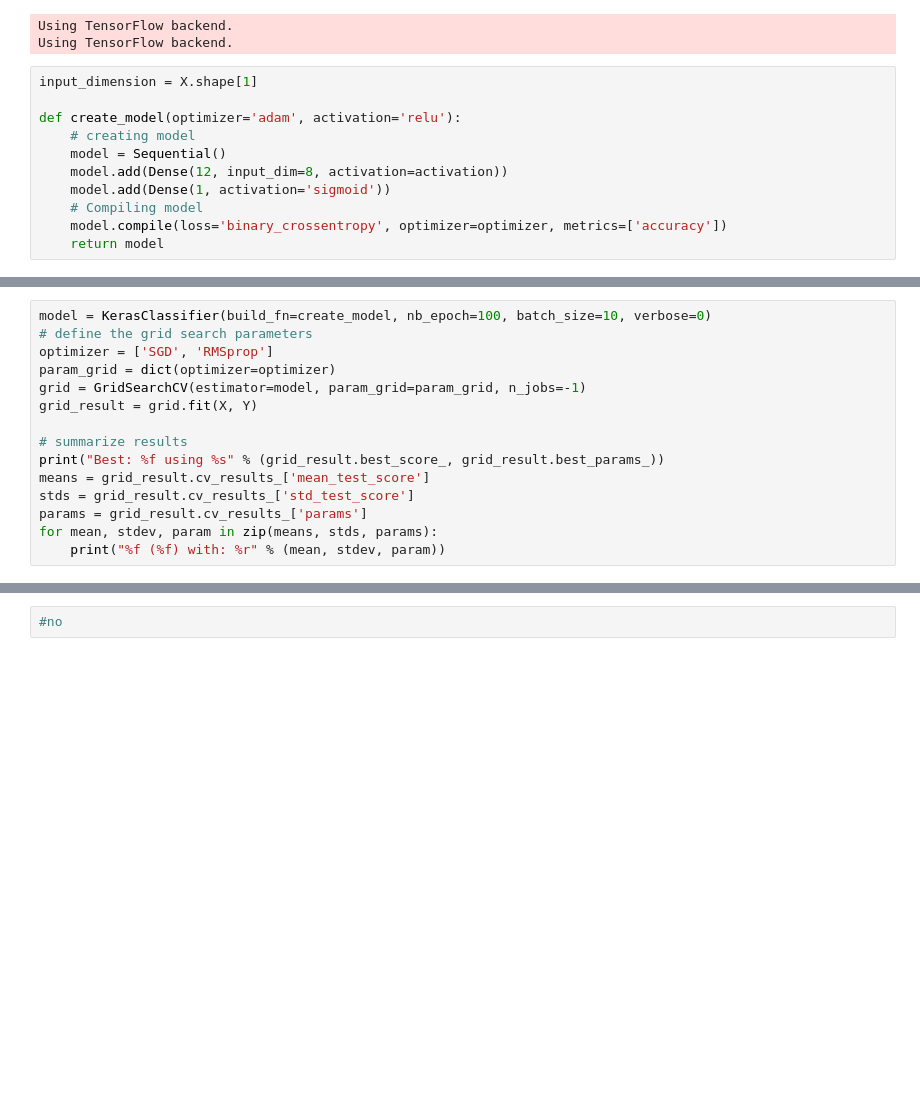
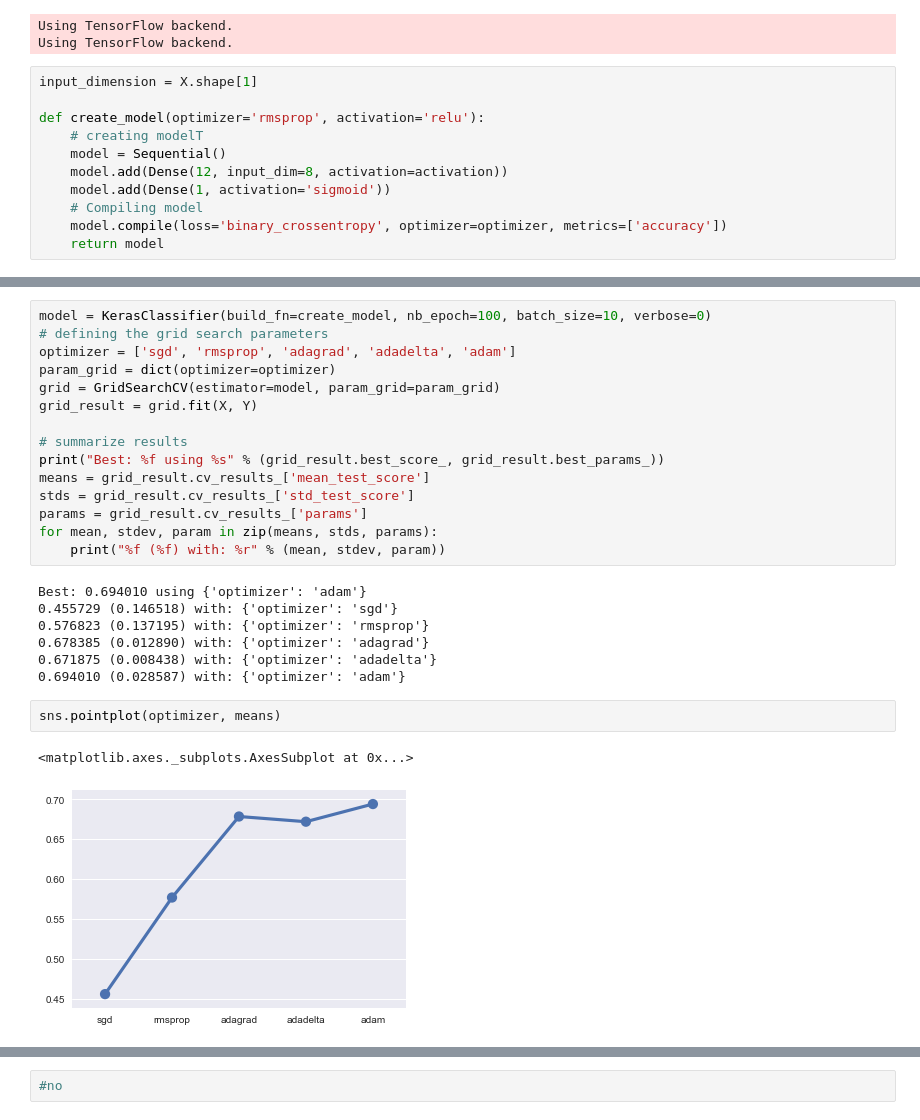
Before and after one commit to iitrbigdata/models, a Jupyter notebook: Main_File.ipynb, the cells around one changed output, grey strips where cells are left out. Saved outputs shown, nothing was run; the diff lists cells and outputs as text; blank space fills up the shorter version.

```diff
--- a/Main_File.ipynb
+++ b/Main_File.ipynb
@@ -23,8 +26,8 @@ Using TensorFlow backend.
 # %%
 input_dimension = X.shape[1]
 
-def create_model(optimizer='adam', activation='relu'):
-    # creating model
+def create_model(optimizer='rmsprop', activation='relu'):
+    # creating modelT
     model = Sequential()
     model.add(Dense(12, input_dim=8, activation=activation))
     model.add(Dense(1, activation='sigmoid'))
@@ -62,9 +68,9 @@ Best: 0.701823 using {'nb_epoch': 100, 'batch_size': 10}
 # %%
 model = KerasClassifier(build_fn=create_model, nb_epoch=100, batch_size=10, verbose=0)
-# define the grid search parameters
-optimizer = ['SGD', 'RMSprop']
+# defining the grid search parameters
+optimizer = ['sgd', 'rmsprop', 'adagrad', 'adadelta', 'adam']
 param_grid = dict(optimizer=optimizer)
-grid = GridSearchCV(estimator=model, param_grid=param_grid, n_jobs=-1)
+grid = GridSearchCV(estimator=model, param_grid=param_grid)
 grid_result = grid.fit(X, Y)
 
 # summarize results
@@ -74,5 +80,17 @@ stds = grid_result.cv_results_['std_test_score']
 params = grid_result.cv_results_['params']
 for mean, stdev, param in zip(means, stds, params):
     print("%f (%f) with: %r" % (mean, stdev, param))
+# %% [output]
+Best: 0.694010 using {'optimizer': 'adam'}
+0.455729 (0.146518) with: {'optimizer': 'sgd'}
+0.576823 (0.137195) with: {'optimizer': 'rmsprop'}
+0.678385 (0.012890) with: {'optimizer': 'adagrad'}
+0.671875 (0.008438) with: {'optimizer': 'adadelta'}
+0.694010 (0.028587) with: {'optimizer': 'adam'}
+# %%
+sns.pointplot(optimizer, means)
+# %% [output]
+<matplotlib.axes._subplots.AxesSubplot at 0x...>
+[figure, added]
 # %%
 model = KerasClassifier(build_fn=create_model, nb_epoch=100, batch_size=10, verbose=0)
```
Also changed, not shown: parts of 4 cells of this notebook.
